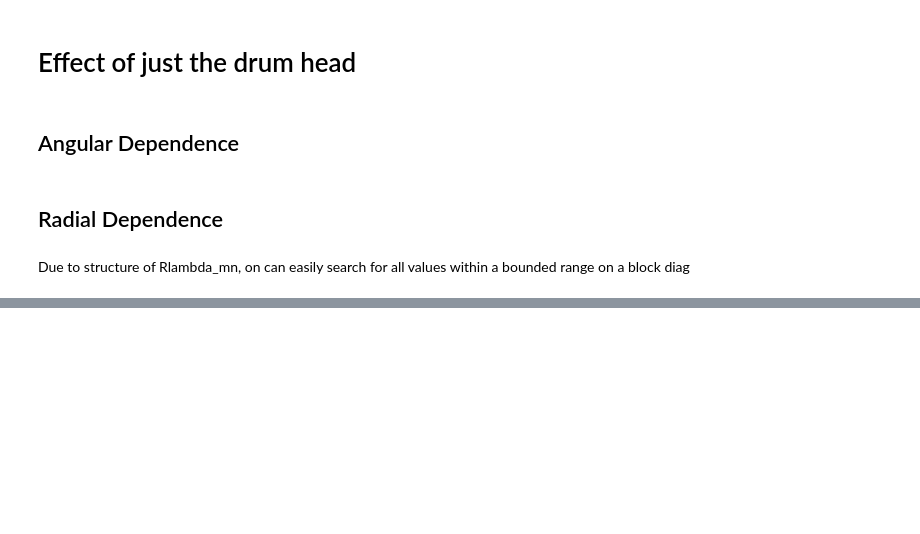
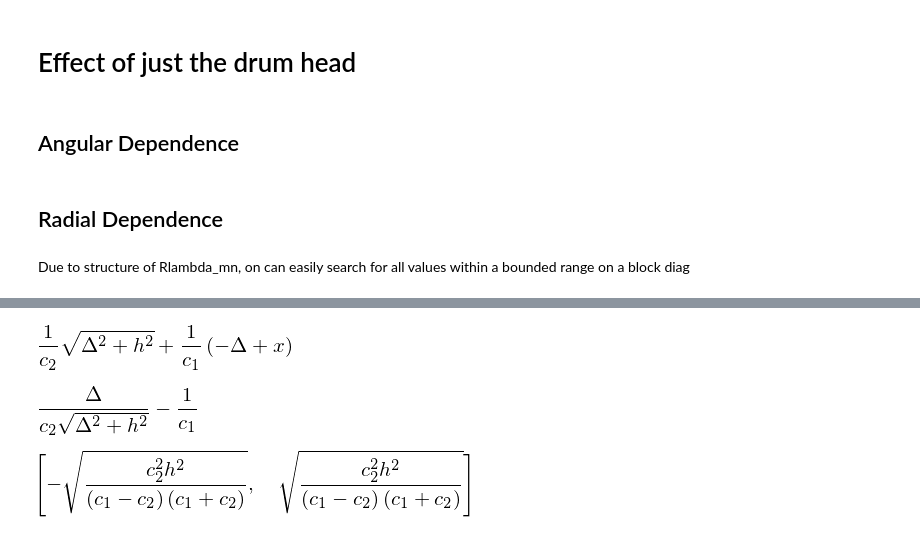
Before and after one commit to mvcisback/damped_waveguide, a Jupyter notebook: Analysis.ipynb, the cells around one changed output, grey strips where cells are left out. Cells and saved outputs as stored; diff of their text form; code cells hidden in the pictures; blank space fills up the shorter version.

```diff
--- a/Analysis.ipynb
+++ b/Analysis.ipynb
@@ -413,0 +450,17 @@ from scipy import signal
+# %%
+x, D, h, c_1, c_2 = sym.symbols("x Delta h c_1 c_2")
+# %%
+T = (x - D)/c_1 + sym.sqrt(h**2 + D**2)/c_2
+T
+# %% [output]
+[figure, added]
+# %%
+dTdH = T.diff(D)
+dTdH
+# %% [output]
+[figure, added]
+# %%
+roots = sym.solve(dTdH, D)
+roots
+# %% [output]
+[figure, added]
```
Also changed, not shown: parts of 19 cells of this notebook, 12 other files.
